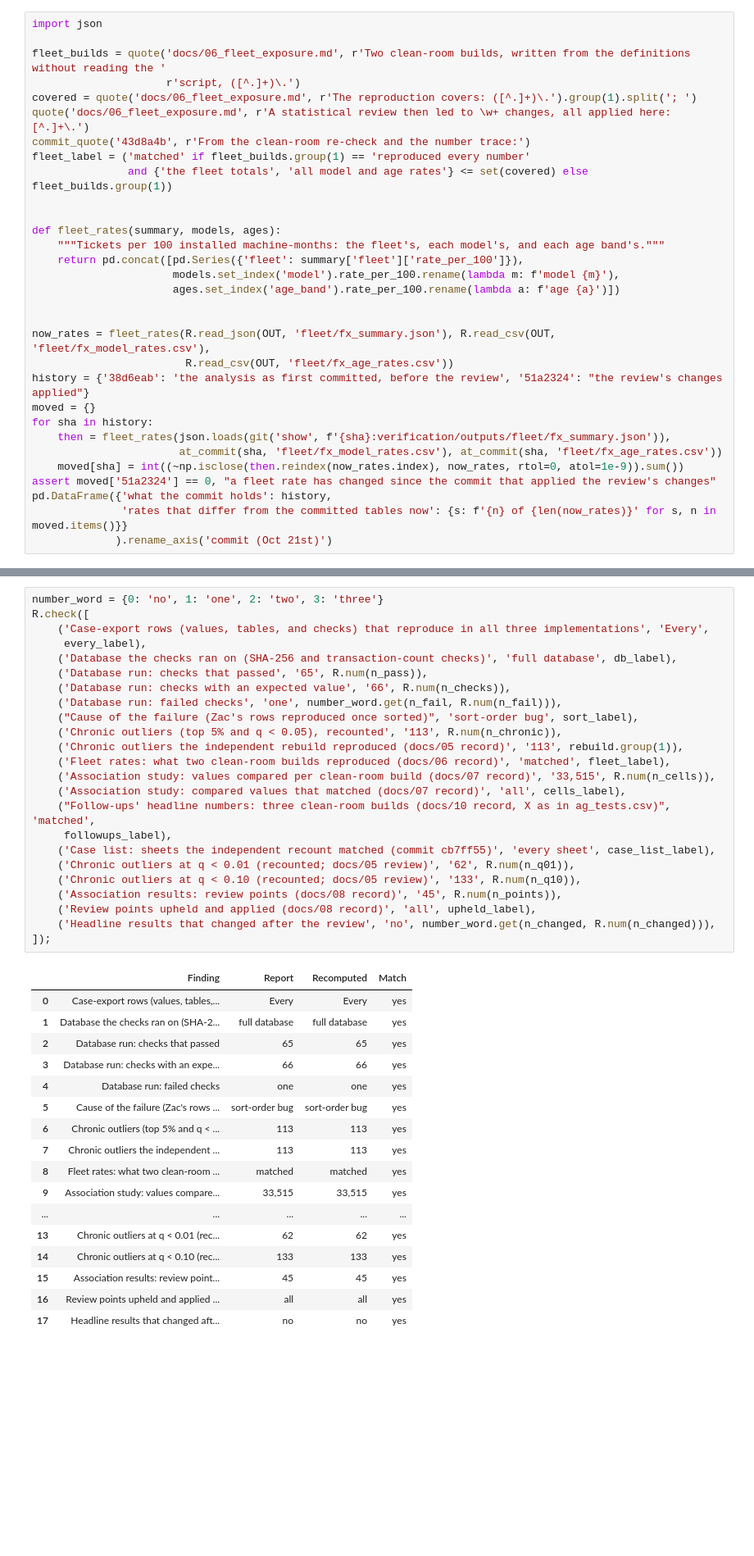
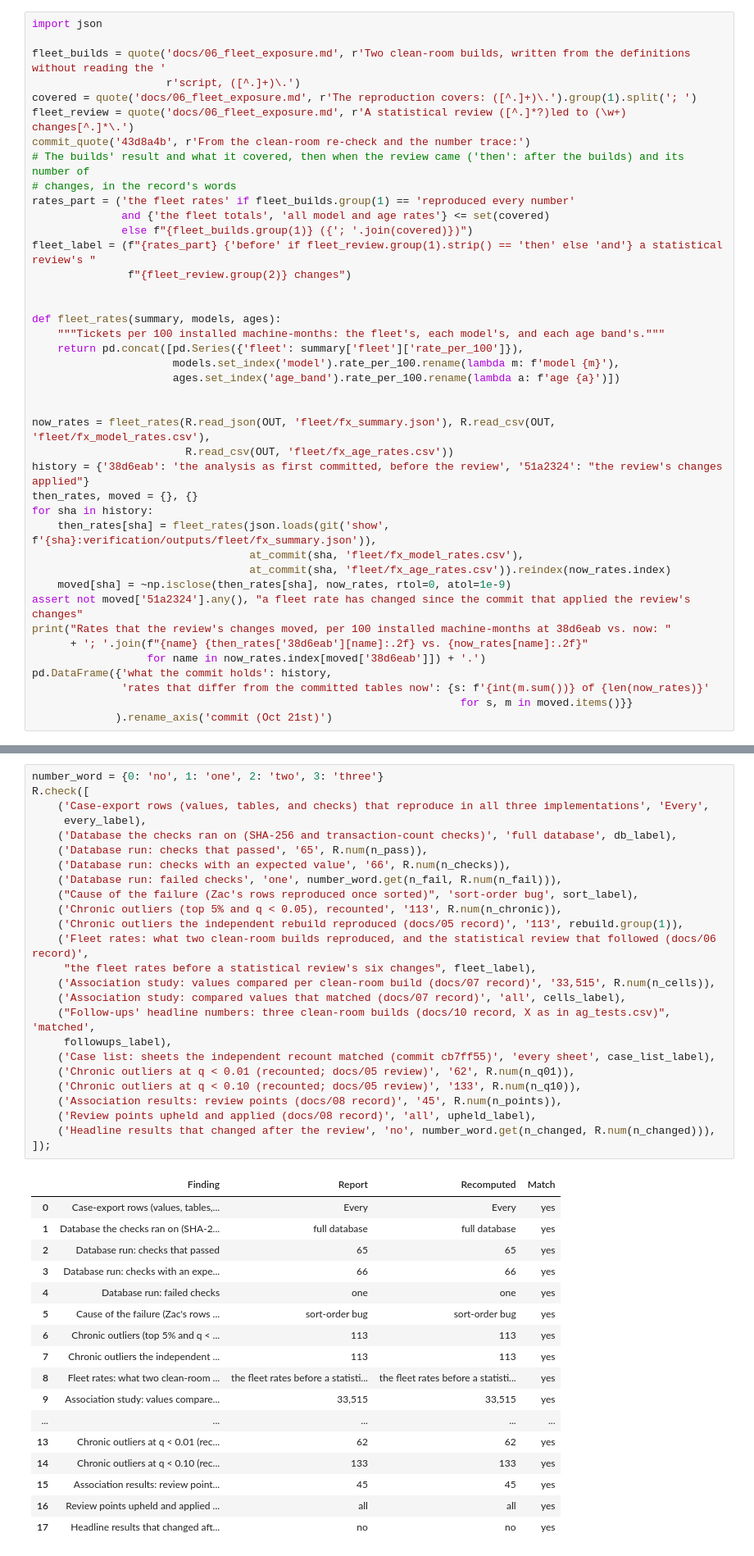
Before and after one commit to zach-yaninek/analytics-lab, a Jupyter notebook: notebooks/08_verification.ipynb, the cells around one changed output, grey strips where cells are left out. Shown at 82% size. Drawn from its saved outputs; the diff is of its cells as text; blank space fills up the shorter version.

```diff
--- a/notebooks/08_verification.ipynb
+++ b/notebooks/08_verification.ipynb
@@ -334,10 +334,15 @@ import json
 fleet_builds = quote('docs/06_fleet_exposure.md', r'Two clean-room builds, written from the definitions without reading the '
                      r'script, ([^.]+)\.')
 covered = quote('docs/06_fleet_exposure.md', r'The reproduction covers: ([^.]+)\.').group(1).split('; ')
-quote('docs/06_fleet_exposure.md', r'A statistical review then led to \w+ changes, all applied here: [^.]+\.')
+fleet_review = quote('docs/06_fleet_exposure.md', r'A statistical review ([^.]*?)led to (\w+) changes[^.]*\.')
 commit_quote('43d8a4b', r'From the clean-room re-check and the number trace:')
-fleet_label = ('matched' if fleet_builds.group(1) == 'reproduced every number'
-               and {'the fleet totals', 'all model and age rates'} <= set(covered) else fleet_builds.group(1))
+# The builds' result and what it covered, then when the review came ('then': after the builds) and its number of
+# changes, in the record's words
+rates_part = ('the fleet rates' if fleet_builds.group(1) == 'reproduced every number'
+              and {'the fleet totals', 'all model and age rates'} <= set(covered)
+              else f"{fleet_builds.group(1)} ({'; '.join(covered)})")
+fleet_label = (f"{rates_part} {'before' if fleet_review.group(1).strip() == 'then' else 'and'} a statistical review's "
+               f"{fleet_review.group(2)} changes")
 
 
 def fleet_rates(summary, models, ages):
@@ -350,14 +355,19 @@ def fleet_rates(summary, models, ages):
 now_rates = fleet_rates(R.read_json(OUT, 'fleet/fx_summary.json'), R.read_csv(OUT, 'fleet/fx_model_rates.csv'),
                         R.read_csv(OUT, 'fleet/fx_age_rates.csv'))
 history = {'38d6eab': 'the analysis as first committed, before the review', '51a2324': "the review's changes applied"}
-moved = {}
+then_rates, moved = {}, {}
 for sha in history:
-    then = fleet_rates(json.loads(git('show', f'{sha}:verification/outputs/fleet/fx_summary.json')),
-                       at_commit(sha, 'fleet/fx_model_rates.csv'), at_commit(sha, 'fleet/fx_age_rates.csv'))
-    moved[sha] = int((~np.isclose(then.reindex(now_rates.index), now_rates, rtol=0, atol=1e-9)).sum())
-assert moved['51a2324'] == 0, "a fleet rate has changed since the commit that applied the review's changes"
+    then_rates[sha] = fleet_rates(json.loads(git('show', f'{sha}:verification/outputs/fleet/fx_summary.json')),
+                                  at_commit(sha, 'fleet/fx_model_rates.csv'),
+                                  at_commit(sha, 'fleet/fx_age_rates.csv')).reindex(now_rates.index)
+    moved[sha] = ~np.isclose(then_rates[sha], now_rates, rtol=0, atol=1e-9)
+assert not moved['51a2324'].any(), "a fleet rate has changed since the commit that applied the review's changes"
+print("Rates that the review's changes moved, per 100 installed machine-months at 38d6eab vs. now: "
+      + '; '.join(f"{name} {then_rates['38d6eab'][name]:.2f} vs. {now_rates[name]:.2f}"
+                  for name in now_rates.index[moved['38d6eab']]) + '.')
 pd.DataFrame({'what the commit holds': history,
-              'rates that differ from the committed tables now': {s: f'{n} of {len(now_rates)}' for s, n in moved.items()}}
+              'rates that differ from the committed tables now': {s: f'{int(m.sum())} of {len(now_rates)}'
+                                                                   for s, m in moved.items()}}
              ).rename_axis('commit (Oct 21st)')
 # %% [output]
 docs/06_fleet_exposure.md: "Two clean-room builds, written from the definitions without reading the script, reproduced every number."
@@ -521,35 +532,36 @@ R.check([
     ('Case-export rows (values, tables, and checks) that reproduce in all three implementations', 'Every',
      every_label),
     ('Database the checks ran on (SHA-256 and transaction-count checks)', 'full database', db_label),
     ('Database run: checks that passed', '65', R.num(n_pass)),
     ('Database run: checks with an expected value', '66', R.num(n_checks)),
     ('Database run: failed checks', 'one', number_word.get(n_fail, R.num(n_fail))),
     ("Cause of the failure (Zac's rows reproduced once sorted)", 'sort-order bug', sort_label),
     ('Chronic outliers (top 5% and q < 0.05), recounted', '113', R.num(n_chronic)),
     ('Chronic outliers the independent rebuild reproduced (docs/05 record)', '113', rebuild.group(1)),
-    ('Fleet rates: what two clean-room builds reproduced (docs/06 record)', 'matched', fleet_label),
+    ('Fleet rates: what two clean-room builds reproduced, and the statistical review that followed (docs/06 record)',
+     "the fleet rates before a statistical review's six changes", fleet_label),
     ('Association study: values compared per clean-room build (docs/07 record)', '33,515', R.num(n_cells)),
     ('Association study: compared values that matched (docs/07 record)', 'all', cells_label),
     ("Follow-ups' headline numbers: three clean-room builds (docs/10 record, X as in ag_tests.csv)", 'matched',
      followups_label),
     ('Case list: sheets the independent recount matched (commit cb7ff55)', 'every sheet', case_list_label),
     ('Chronic outliers at q < 0.01 (recounted; docs/05 review)', '62', R.num(n_q01)),
     ('Chronic outliers at q < 0.10 (recounted; docs/05 review)', '133', R.num(n_q10)),
     ('Association results: review points (docs/08 record)', '45', R.num(n_points)),
     ('Review points upheld and applied (docs/08 record)', 'all', upheld_label),
     ('Headline results that changed after the review', 'no', number_word.get(n_changed, R.num(n_changed))),
 ]);
 # %% [output]
 |  | Finding | Report | Recomputed | Match |
 | 0 | Case-export rows (values, tables,... | Every | Every | yes |
 | 1 | Database the checks ran on (SHA-2... | full database | full database | yes |
 | 2 | Database run: checks that passed | 65 | 65 | yes |
 | 3 | Database run: checks with an expe... | 66 | 66 | yes |
 | 4 | Database run: failed checks | one | one | yes |
 | 5 | Cause of the failure (Zac's rows ... | sort-order bug | sort-order bug | yes |
 | 6 | Chronic outliers (top 5% and q < ... | 113 | 113 | yes |
 | 7 | Chronic outliers the independent ... | 113 | 113 | yes |
-| 8 | Fleet rates: what two clean-room ... | matched | matched | yes |
+| 8 | Fleet rates: what two clean-room ... | the fleet rates before a statisti... | the fleet rates before a statisti... | yes |
 | 9 | Association study: values compare... | 33,515 | 33,515 | yes |
 | ... | ... | ... | ... | ... |
 | 13 | Chronic outliers at q < 0.01 (rec... | 62 | 62 | yes |
```
Also changed, not shown: parts of 4 cells of this notebook, 7 other files.
